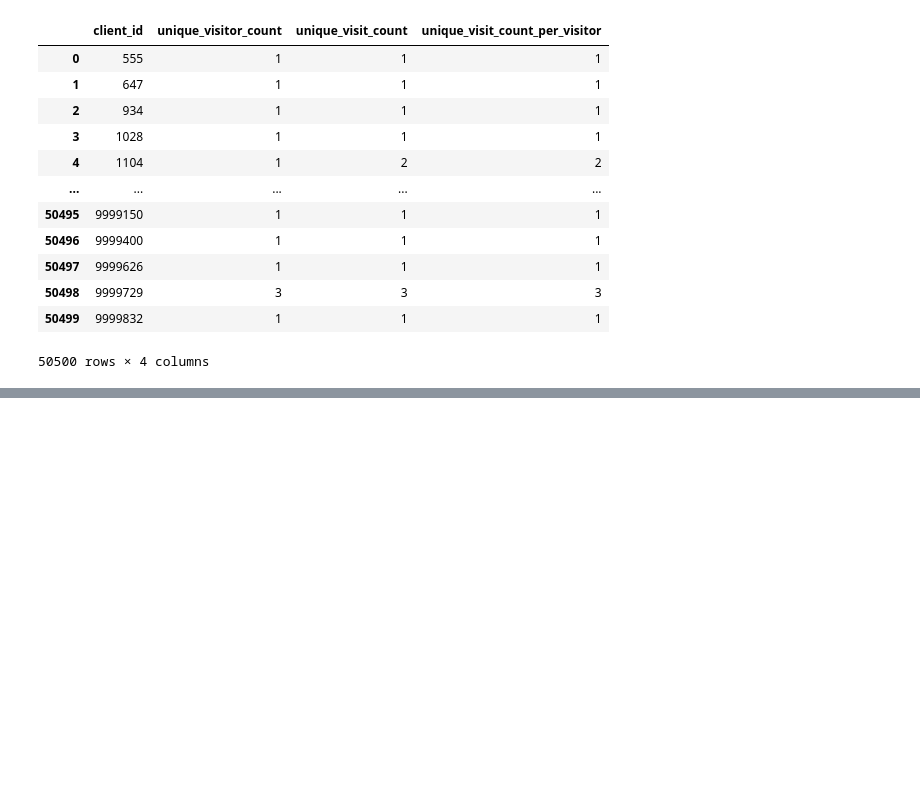
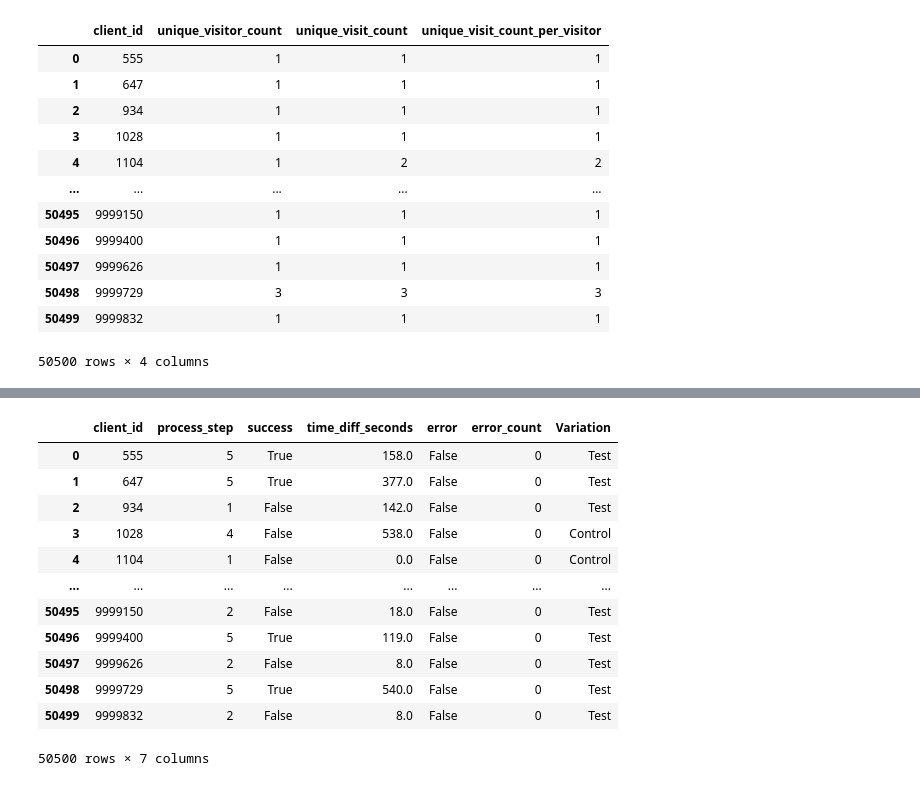
Before and after one commit to Josemargal/vanguard-ab-test, a Jupyter notebook: data_exploration.ipynb, the cells around one changed output, grey strips where cells are left out. Cells and saved outputs as stored; diff of their text form; code cells hidden in the pictures; blank space fills up the shorter version.

```diff
--- a/data_exploration.ipynb
+++ b/data_exploration.ipynb
@@ -732,0 +776,3 @@ time_diff_sum.head(20)
+# %%
+time_by_client = df_merged.groupby('client_id')['time_diff_seconds'].sum().reset_index()
+time_by_client
@@ -745,3 +805,7 @@ error_rates
 |  | Variation | error |
 | 0 | Control | 0.001131 |
 | 1 | Test | 0.000566 |
+# %%
+# Agrupar por client_id para contar la cantidad de errores
+error_count_summary = df_merged.groupby('client_id')['error'].sum().reset_index()
+error_count_summary.columns = ['client_id', 'error_count']
@@ -747,0 +828,4 @@ error_rates
+# %%
+# Agrupar por client_id para ver si hay al menos un error
+error_summary = df_merged.groupby(['client_id', 'Variation'])['error'].any().reset_index()
+error_summary = pd.merge(error_summary, error_count_summary, on='client_id', how='left')
@@ -779,0 +944,20 @@ client_id_summary
+# %%
+data_summary = pd.merge(success_summary, time_by_client, on='client_id', how='outer').merge(error_summary, on='client_id', how='outer')
+# %%
+#ordenar columnas de data_summary
+data_summary = data_summary[['client_id', 'process_step', 'success', 'time_diff_seconds', 'error', 'error_count', 'Variation']]
+data_summary
+# %% [output]
+|  | client_id | process_step | success | time_diff_seconds | error | error_count | Variation |
+| 0 | 555 | 5 | True | 158.0 | False | 0 | Test |
+| 1 | 647 | 5 | True | 377.0 | False | 0 | Test |
+| 2 | 934 | 1 | False | 142.0 | False | 0 | Test |
+| 3 | 1028 | 4 | False | 538.0 | False | 0 | Control |
+| 4 | 1104 | 1 | False | 0.0 | False | 0 | Control |
+| ... | ... | ... | ... | ... | ... | ... | ... |
+| 50495 | 9999150 | 2 | False | 18.0 | False | 0 | Test |
+| 50496 | 9999400 | 5 | True | 119.0 | False | 0 | Test |
+| 50497 | 9999626 | 2 | False | 8.0 | False | 0 | Test |
+| 50498 | 9999729 | 5 | True | 540.0 | False | 0 | Test |
+| 50499 | 9999832 | 2 | False | 8.0 | False | 0 | Test |
+50500 rows × 7 columns
```
Also changed, not shown: parts of 12 cells of this notebook.
